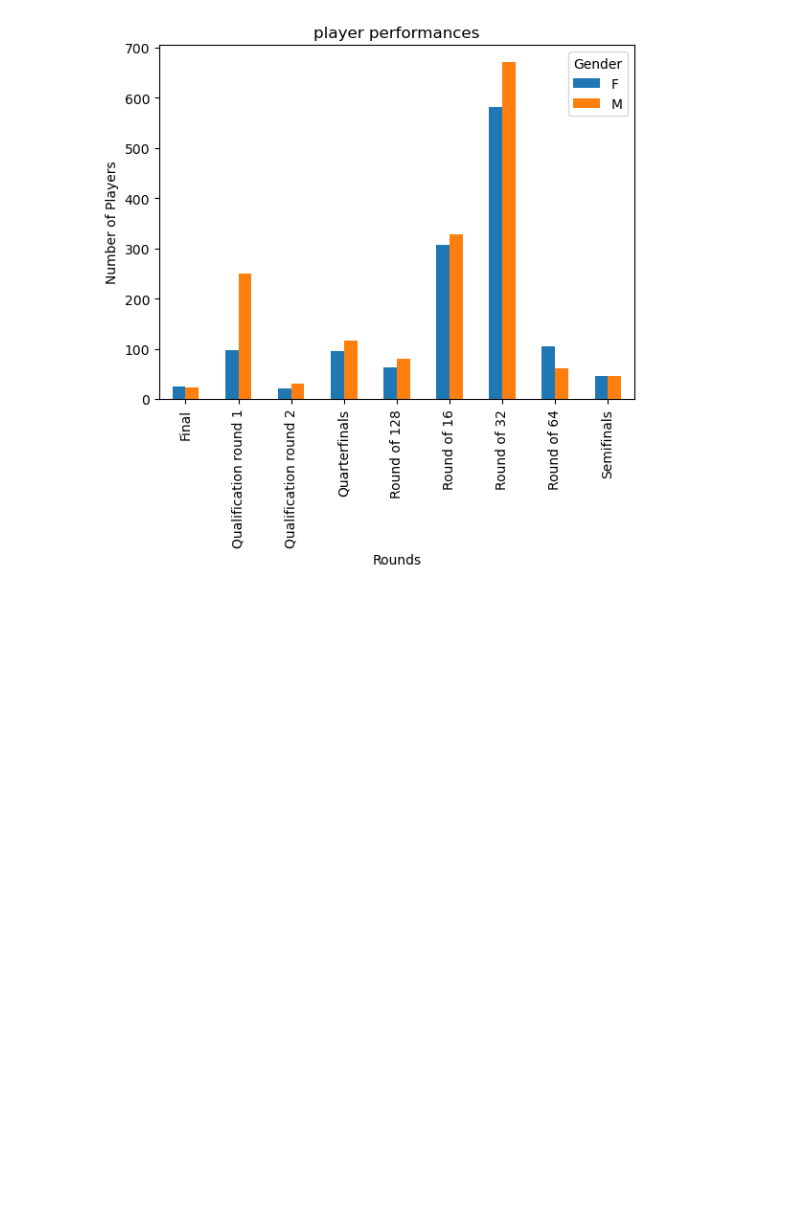
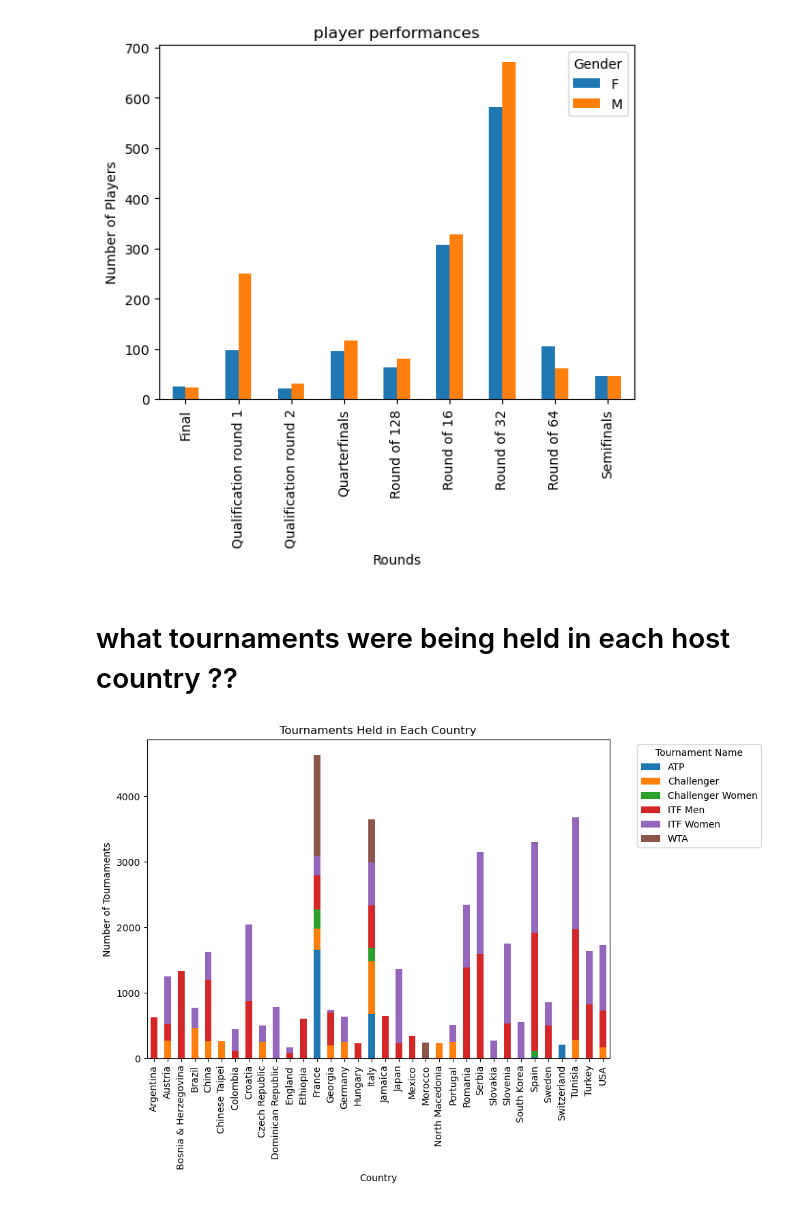
Before and after one commit to SobhanSalarian/TennisGame_Repository, a Jupyter notebook: notebooks/8Extra_questions.ipynb, the cells around one changed output. Cells and saved outputs as stored; diff of their text form; code cells hidden in the pictures; blank space fills up the shorter version.

```diff
--- a/notebooks/8Extra_questions.ipynb
+++ b/notebooks/8Extra_questions.ipynb
@@ -135,3 +135,20 @@ plt.legend(title='Gender')
 plt.show()
 # %% [output]
 [figure]
+# %% [markdown]
+# what tournaments were being held in each host country ??
+# %%
+Countries_with_Tournaments = pd.merge( MatchVenueInfo[['match_id' , 'country']] , MatchTournamentInfo[['match_id','tournament_category_name']] ,  on='match_id')
+Countries_with_Tournaments.columns
+tournament_counts = Countries_with_Tournaments.groupby(['country', 'tournament_category_name']).size().unstack(fill_value=0)
+
+# Plotting
+tournament_counts.plot(kind='bar', stacked=True, figsize=(10, 7))
+plt.title('Tournaments Held in Each Country')
+plt.xlabel('Country')
+plt.ylabel('Number of Tournaments')
+plt.legend(title='Tournament Name', bbox_to_anchor=(1.05, 1), loc='upper left')
+plt.tight_layout()
+plt.show()
+# %% [output]
+[figure, added]
```
Also changed, not shown: 3 other files.
